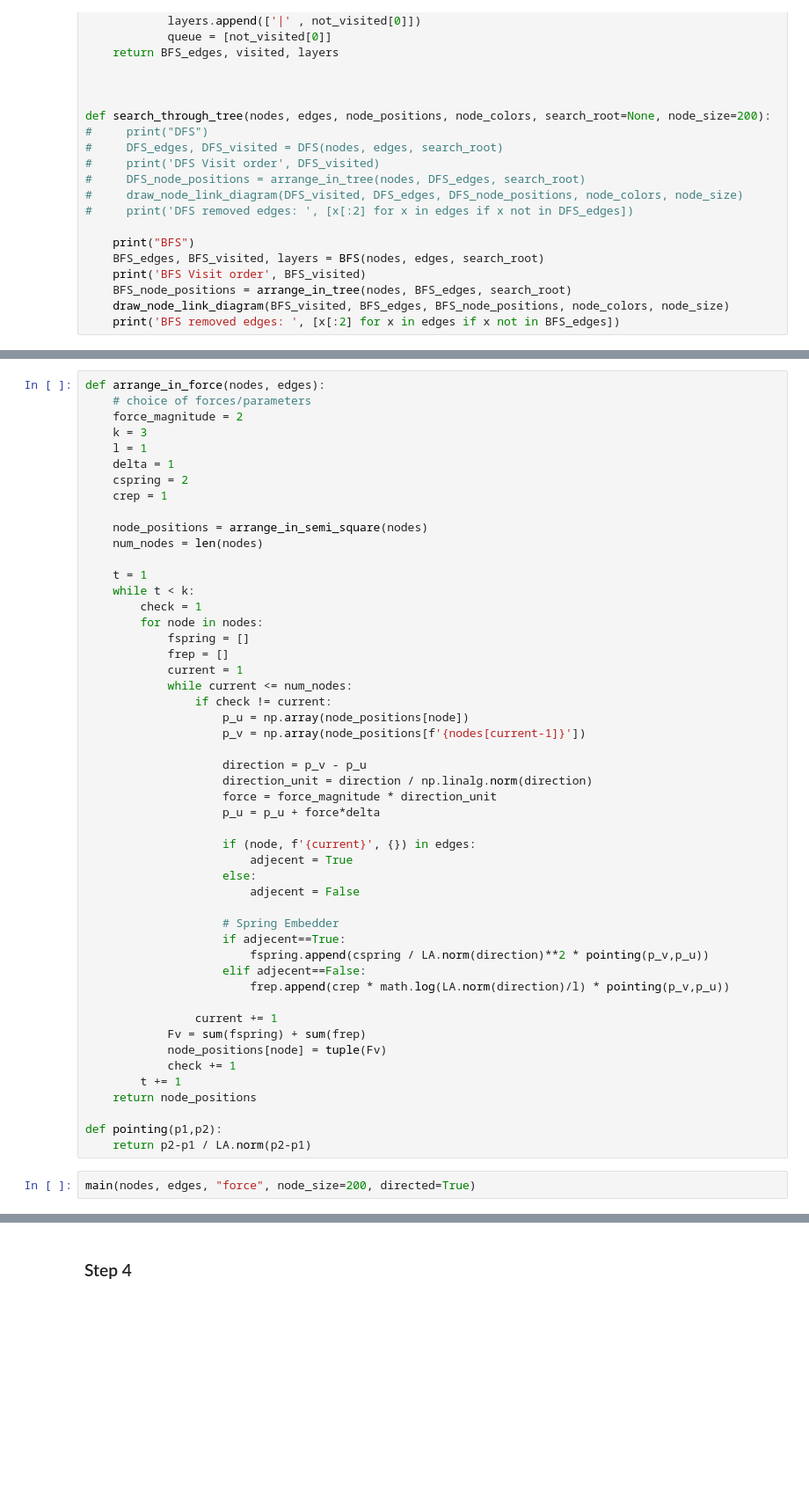
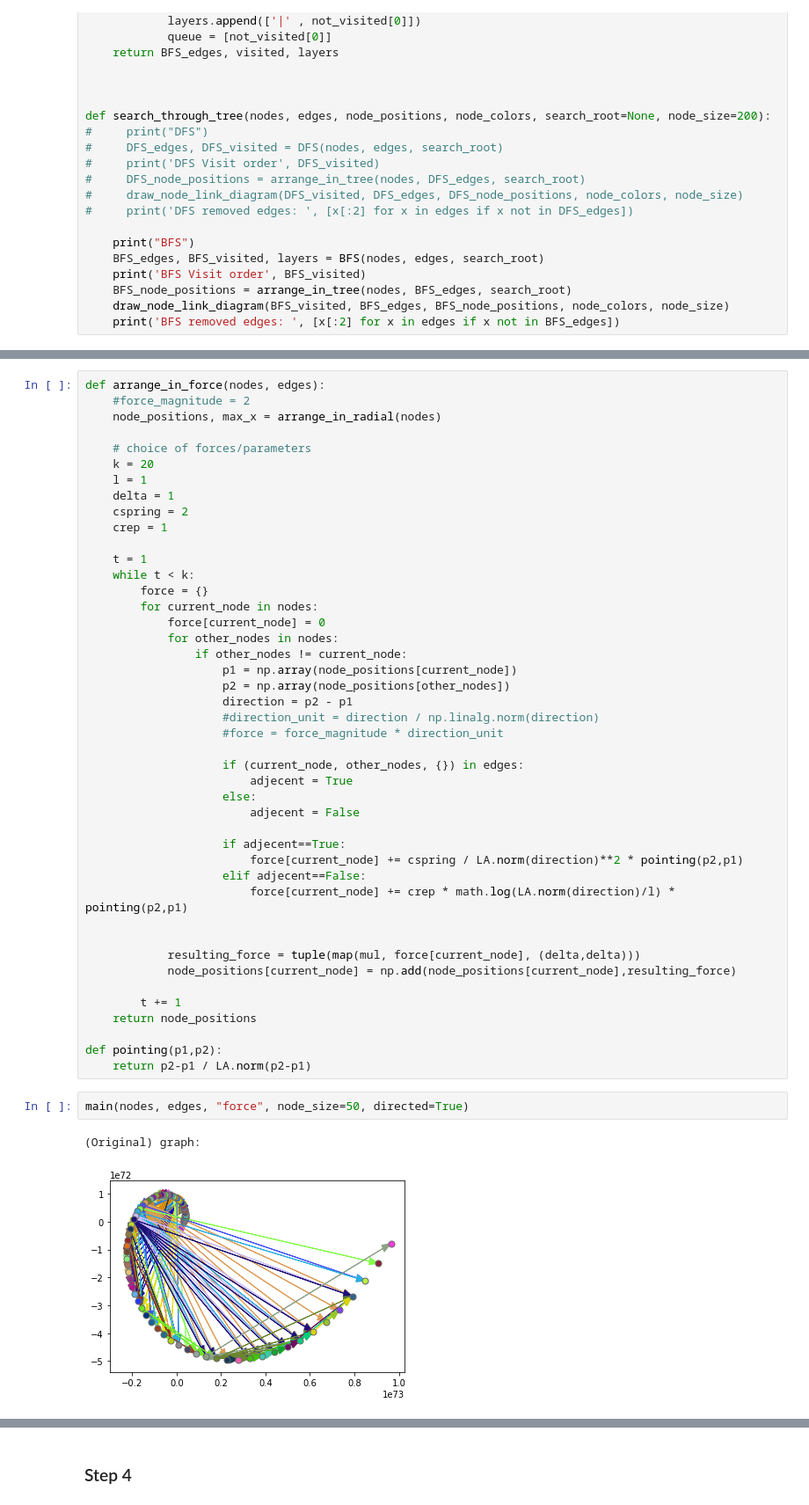
Before and after one commit to GameModes/DataVisualisationCourse, a Jupyter notebook: Projects/DataVis.ipynb, the cells around one changed output, grey strips where cells are left out. Shown at 88% size. Saved outputs shown, nothing was run; the diff lists cells and outputs as text; blank space fills up the shorter version.

```diff
--- a/Projects/DataVis.ipynb
+++ b/Projects/DataVis.ipynb
@@ -377,53 +444,50 @@ def search_through_tree(nodes, edges, node_positions, node_colors, search_root=N
 # %%
 def arrange_in_force(nodes, edges):
+    #force_magnitude = 2
+    node_positions, max_x = arrange_in_radial(nodes)
+
     # choice of forces/parameters
-    force_magnitude = 2
-    k = 3
+    k = 20
     l = 1
     delta = 1
     cspring = 2
     crep = 1
 
-    node_positions = arrange_in_semi_square(nodes)
-    num_nodes = len(nodes)
-
     t = 1
     while t < k:
-        check = 1
-        for node in nodes:
-            fspring = []
-            frep = []
-            current = 1
-            while current <= num_nodes:
-                if check != current:
-                    p_u = np.array(node_positions[node])
-                    p_v = np.array(node_positions[f'{nodes[current-1]}'])
+        force = {}
+        for current_node in nodes:
+            force[current_node] = 0
+            for other_nodes in nodes:
+                if other_nodes != current_node:
+                    p1 = np.array(node_positions[current_node])
+                    p2 = np.array(node_positions[other_nodes])
+                    direction = p2 - p1
+                    #direction_unit = direction / np.linalg.norm(direction)
+                    #force = force_magnitude * direction_unit
 
-                    direction = p_v - p_u
-                    direction_unit = direction / np.linalg.norm(direction)
-                    force = force_magnitude * direction_unit
-                    p_u = p_u + force*delta
-
-                    if (node, f'{current}', {}) in edges:
+                    if (current_node, other_nodes, {}) in edges:
                         adjecent = True
                     else:
                         adjecent = False
 
-                    # Spring Embedder
                     if adjecent==True:
-                        fspring.append(cspring / LA.norm(direction)**2 * pointing(p_v,p_u))
+                        force[current_node] += cspring / LA.norm(direction)**2 * pointing(p2,p1)
                     elif adjecent==False:
-                        frep.append(crep * math.log(LA.norm(direction)/l) * pointing(p_v,p_u))
+                        force[current_node] += crep * math.log(LA.norm(direction)/l) * pointing(p2,p1)
 
-                current += 1
-            Fv = sum(fspring) + sum(frep)
-            node_positions[node] = tuple(Fv)
-            check += 1
+
+            resulting_force = tuple(map(mul, force[current_node], (delta,delta)))
+            node_positions[current_node] = np.add(node_positions[current_node],resulting_force)
+
         t += 1
     return node_positions
 
 def pointing(p1,p2):
     return p2-p1 / LA.norm(p2-p1)
 # %%
-main(nodes, edges, "force", node_size=200, directed=True)
+main(nodes, edges, "force", node_size=50, directed=True)
+# %% [output]
+(Original) graph:
+[figure, added]
 # %%
```
Also changed, not shown: parts of 16 cells of this notebook.
